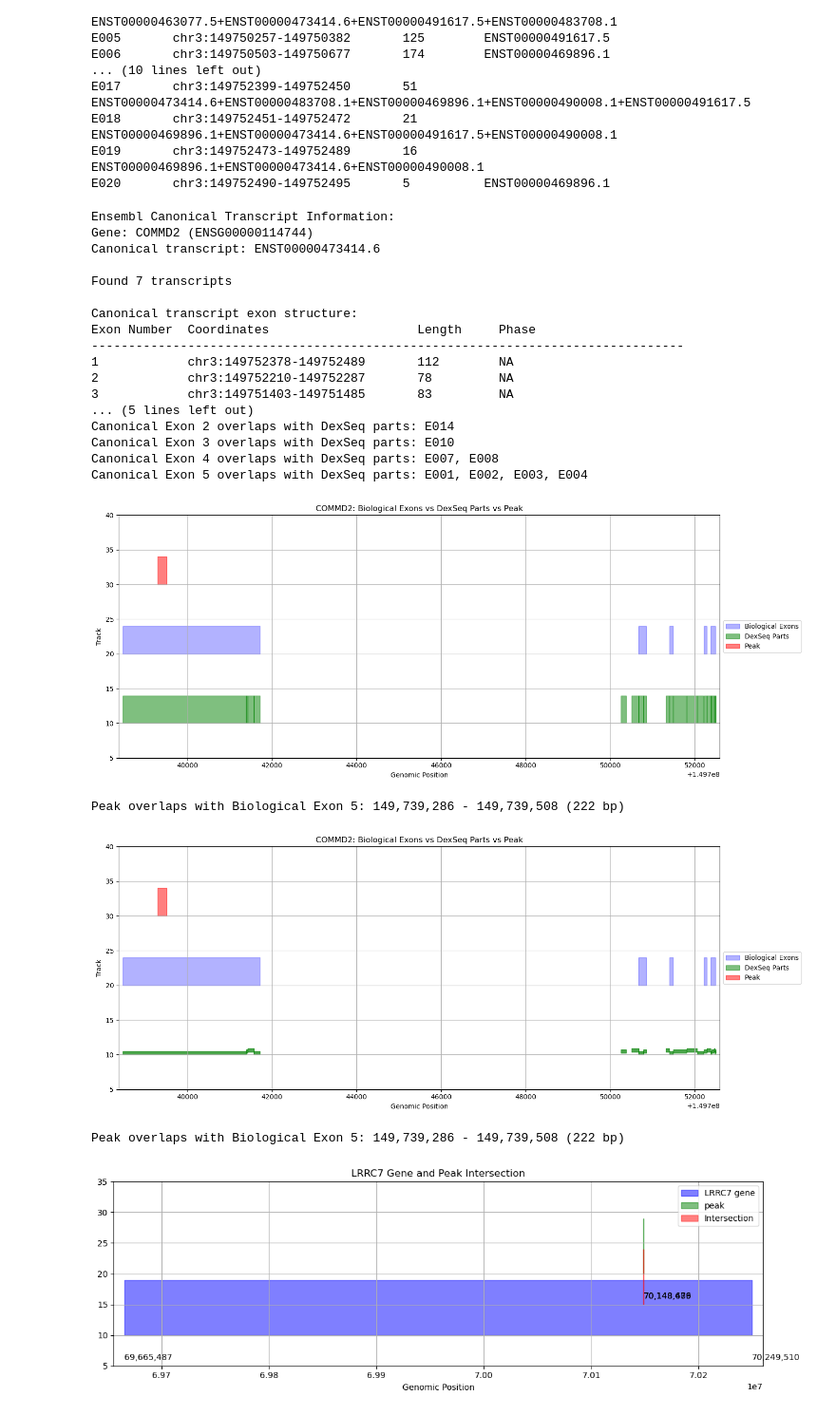
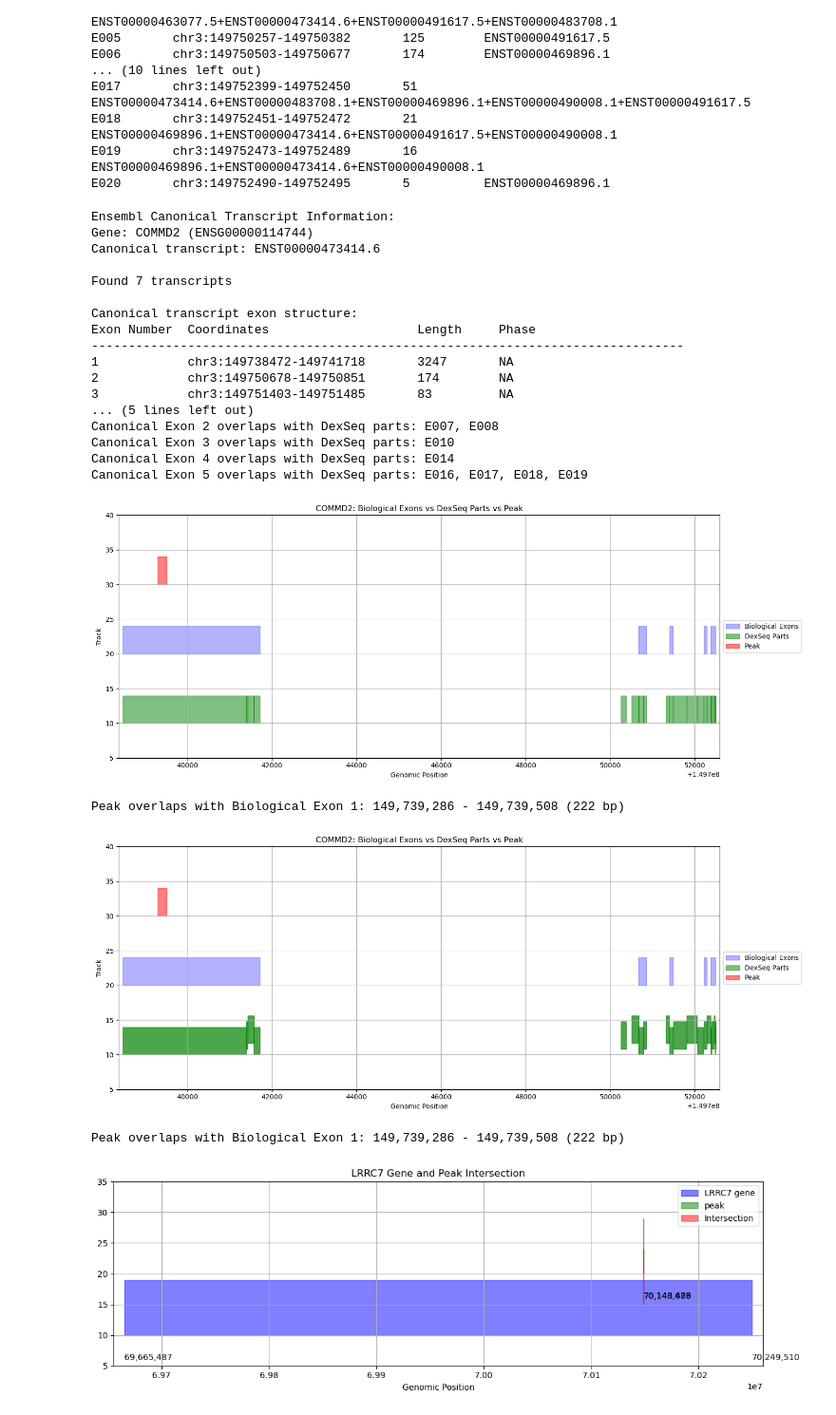
Before and after one commit to michal7kw/SRF_Snords, a Jupyter notebook: 6_overlap_peaks_DE.ipynb, the cells around one changed output. Shown at 95% size. Saved outputs shown, nothing was run; the diff lists cells and outputs as text; code cells hidden in the pictures.

Commit message:
exon number determination

```diff
--- a/6_overlap_peaks_DE.ipynb
+++ b/6_overlap_peaks_DE.ipynb
@@ -539,7 +539,8 @@ def get_ensembl_exon_info(gene_id="ENSG00000114744", assembly="GRCh38"):
             print(f"{'Exon Number':<12} {'Coordinates':<30} {'Length':<10} {'Phase'}")
             print("-" * 80)
 
-            for i, exon in enumerate(canonical['Exon'], 1):
+            sorted_exons = sorted(canonical['Exon'], key=lambda x: x['start'])
+            for i, exon in enumerate(sorted_exons, 1):
                 coords = f"chr{decoded['seq_region_name']}:{exon['start']}-{exon['end']}"
                 length = exon['end'] - exon['start'] + 1
                 print(f"{i:<12} {coords:<30} {length:<10} {exon.get('phase', 'NA')}")
@@ -567,7 +568,8 @@ def get_ensembl_exon_info(gene_id="ENSG00000114744", assembly="GRCh38"):
                             (149752473, 149752489),
                             (149752490, 149752495)]
 
-            for i, exon in enumerate(canonical['Exon'], 1):
+            sorted_exons = sorted(canonical['Exon'], key=lambda x: x['start'])
+            for i, exon in enumerate(sorted_exons, 1):
                 overlapping_parts = []
                 for j, (start, end) in enumerate(dexseq_parts, 1):
                     if (start <= exon['end'] and end >= exon['start']):
@@ -589,25 +591,25 @@ Found 7 transcripts
 Canonical transcript exon structure:
 Exon Number  Coordinates                    Length     Phase
 --------------------------------------------------------------------------------
-1            chr3:149752378-149752489       112        NA
-2            chr3:149752210-149752287       78         NA
+1            chr3:149738472-149741718       3247       NA
+2            chr3:149750678-149750851       174        NA
 3            chr3:149751403-149751485       83         NA
 ... (5 lines left out)
-Canonical Exon 2 overlaps with DexSeq parts: E014
+Canonical Exon 2 overlaps with DexSeq parts: E007, E008
 Canonical Exon 3 overlaps with DexSeq parts: E010
-Canonical Exon 4 overlaps with DexSeq parts: E007, E008
-Canonical Exon 5 overlaps with DexSeq parts: E001, E002, E003, E004
+Canonical Exon 4 overlaps with DexSeq parts: E014
+Canonical Exon 5 overlaps with DexSeq parts: E016, E017, E018, E019
 # %%
 import matplotlib.pyplot as plt
 import numpy as np
 
 # Define biological exons (from 5' to 3')
 biological_exons = [
-    (149752378, 149752489, "Biological Exon 1"),  # 112 bp
-    (149752210, 149752287, "Biological Exon 2"),  # 78 bp
+    (149738472, 149741718, "Biological Exon 1"),  # 3247 bp
+    (149750678, 149750851, "Biological Exon 2"),  # 174 bp
     (149751403, 149751485, "Biological Exon 3"),  # 83 bp
-    (149750678, 149750851, "Biological Exon 4"),  # 174 bp
-    (149738472, 149741718, "Biological Exon 5")   # 3247 bp
+    (149752210, 149752287, "Biological Exon 4"),  # 78 bp
+    (149752378, 149752489, "Biological Exon 5")   # 112 bp
 ]
 
 # Define DexSeq parts
@@ -683,18 +685,18 @@ for i, (start, end, label) in enumerate(biological_exons, 1):
         print(f"Peak overlaps with {label}: {intersection_start:,} - {intersection_end:,} ({intersection_end-intersection_start:,} bp)")
 # %% [output]
 [figure]
-Peak overlaps with Biological Exon 5: 149,739,286 - 149,739,508 (222 bp)
+Peak overlaps with Biological Exon 1: 149,739,286 - 149,739,508 (222 bp)
 # %%
 import matplotlib.pyplot as plt
 import numpy as np
 
 # Define biological exons (from 5' to 3')
 biological_exons = [
-    (149752378, 149752489, "Biological Exon 1"),  # 112 bp
-    (149752210, 149752287, "Biological Exon 2"),  # 78 bp
+    (149738472, 149741718, "Biological Exon 1"),  # 3247 bp
+    (149750678, 149750851, "Biological Exon 2"),  # 174 bp
     (149751403, 149751485, "Biological Exon 3"),  # 83 bp
-    (149750678, 149750851, "Biological Exon 4"),  # 174 bp
-    (149738472, 149741718, "Biological Exon 5")   # 3247 bp
+    (149752210, 149752287, "Biological Exon 4"),  # 78 bp
+    (149752378, 149752489, "Biological Exon 5")   # 112 bp
 ]
 
 # Define DexSeq parts
@@ -734,8 +736,8 @@ for start, end, label in biological_exons:
 # Plot DexSeq parts - with small vertical offset for overlapping parts
 for i, (start, end, label) in enumerate(dexseq_parts):
     # Calculate small vertical offset for overlapping regions
-    offset = 0.2 * (i % 3)  # This will create up to 3 stacked levels
-    ax.broken_barh([(start, end-start)], (10 + offset, 0.5),
+    offset = 0.8 * (i % 3)  # This will create up to 3 stacked levels
+    ax.broken_barh([(start, end-start)], (10 + offset, 4),
                    color='green', alpha=0.7, label=label)
 
 # Plot peak
@@ -744,35 +746,35 @@ ax.broken_barh([(peak[0], peak[1]-peak[0])], (30, 4),
 
 # Customize plot
 ax.set_ylim(5, 40)
 ax.set_xlim(min(min(x[0] for x in biological_exons), min(x[0] for x in dexseq_parts))-100,
             max(max(x[1] for x in biological_exons), max(x[1] for x in dexseq_parts))+100)
 ax.set_xlabel('Genomic Position')
 ax.set_ylabel('Track')
 ax.grid(True)
 
 # Create custom legend with one entry per type
 handles, labels = ax.get_legend_handles_labels()
 biological_legend = plt.Rectangle((0,0),1,1, color='blue', alpha=0.3)
 dexseq_legend = plt.Rectangle((0,0),1,1, color='green', alpha=0.5)
 peak_legend = plt.Rectangle((0,0),1,1, color='red', alpha=0.5)
 
 ax.legend([biological_legend, dexseq_legend, peak_legend],
          ['Biological Exons', 'DexSeq Parts', 'Peak'],
          loc='center left', bbox_to_anchor=(1, 0.5))
 
 plt.title('COMMD2: Biological Exons vs DexSeq Parts vs Peak')
 plt.tight_layout()
 plt.show()
 
 # Calculate intersection with peak
 for i, (start, end, label) in enumerate(biological_exons, 1):
     if peak[0] <= end and peak[1] >= start:
         intersection_start = max(start, peak[0])
         intersection_end = min(end, peak[1])
         print(f"Peak overlaps with {label}: {intersection_start:,} - {intersection_end:,} ({intersection_end-intersection_start:,} bp)")
 # %% [output]
-[figure, old version]
+[figure, new version]
-Peak overlaps with Biological Exon 5: 149,739,286 - 149,739,508 (222 bp)
+Peak overlaps with Biological Exon 1: 149,739,286 - 149,739,508 (222 bp)
 # %%
 import matplotlib.pyplot as plt
 import numpy as np
```
